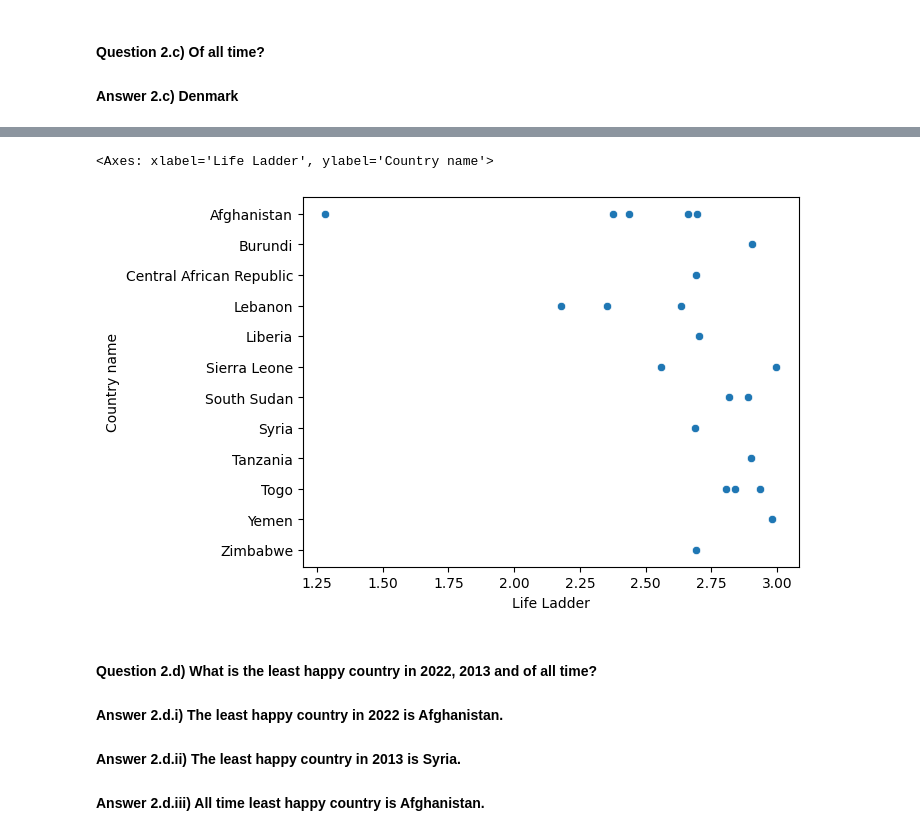
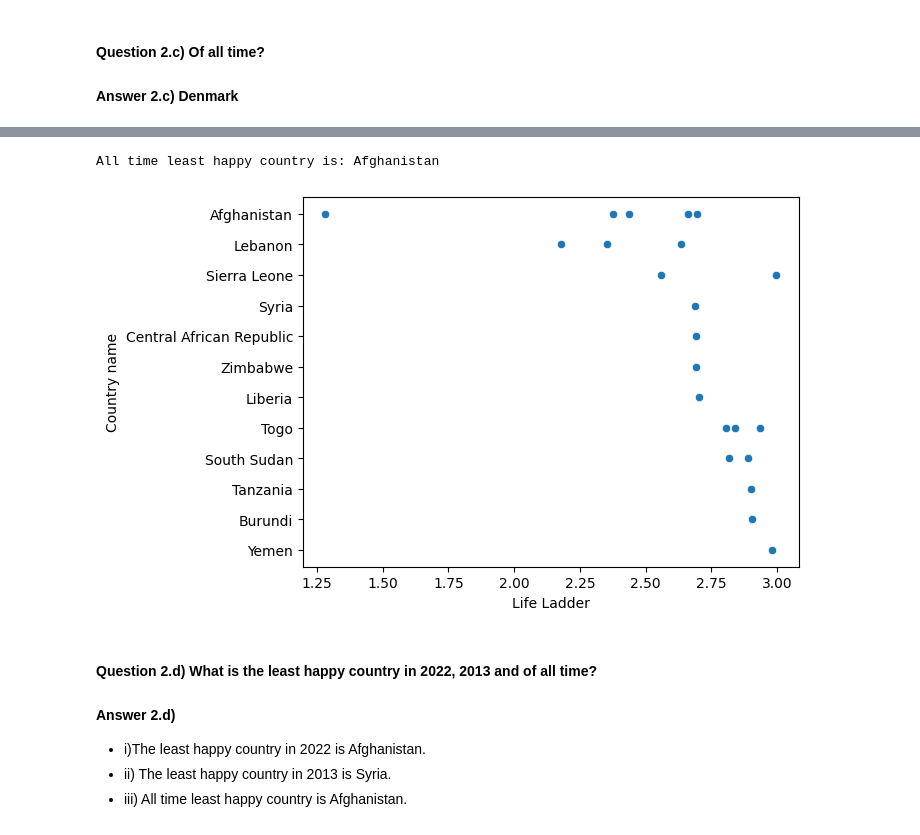
Before and after one commit to USFCA-CS663-Spring2024/happiness-vinay-bojja, a Jupyter notebook: Happiness - Assignment 1 - CS 663 (Machine Learning).ipynb, the cells around one changed output, grey strips where cells are left out. Cells and saved outputs as stored; diff of their text form; code cells hidden in the pictures.

```diff
--- a/Happiness - Assignment 1 - CS 663 (Machine Learning).ipynb
+++ b/Happiness - Assignment 1 - CS 663 (Machine Learning).ipynb
@@ -198,14 +399,18 @@ sns.scatterplot(data = qf, x=qf['Life Ladder'], y=qf['Country name'])
 # %%
-xf = df[df['Life Ladder'] < 3]
-# xf
-sns.scatterplot(data = xf, x=xf['Life Ladder'], y=xf['Country name'])
+#All time Least happy country
+all_time_least_happy_country_df = df[df['Life Ladder'] < 3]
+all_time_least_happy_country_df = all_time_least_happy_country_df.sort_values('Life Ladder')
+all_time_least_happy_country = all_time_least_happy_country_df.iloc[0]['Country name']
+
+# Plot the graph and print the results
+sns.scatterplot(data = all_time_least_happy_country_df, x=all_time_least_happy_country_df['Life Ladder'], y=all_time_least_happy_country_df['Country name'])
+print(f"All time least happy country is: {all_time_least_happy_country}")
 # %% [output]
-<Axes: xlabel='Life Ladder', ylabel='Country name'>
+All time least happy country is: Afghanistan
-[figure, old version]
+[figure, new version]
 # %% [markdown]
 #### Question 2.d) What is the least happy country in 2022, 2013 and of all time?
-#### Answer 2.d.i) The least happy country in 2022 is Afghanistan.
-
-#### Answer 2.d.ii) The least happy country in 2013 is Syria.
-
-#### Answer 2.d.iii) All time least happy country is Afghanistan.
+#### Answer 2.d)
+* i)The least happy country in 2022 is Afghanistan.
+* ii) The least happy country in 2013 is Syria.
+* iii) All time least happy country is Afghanistan.
```
Also changed, not shown: parts of 23 cells of this notebook, 1 other file.
